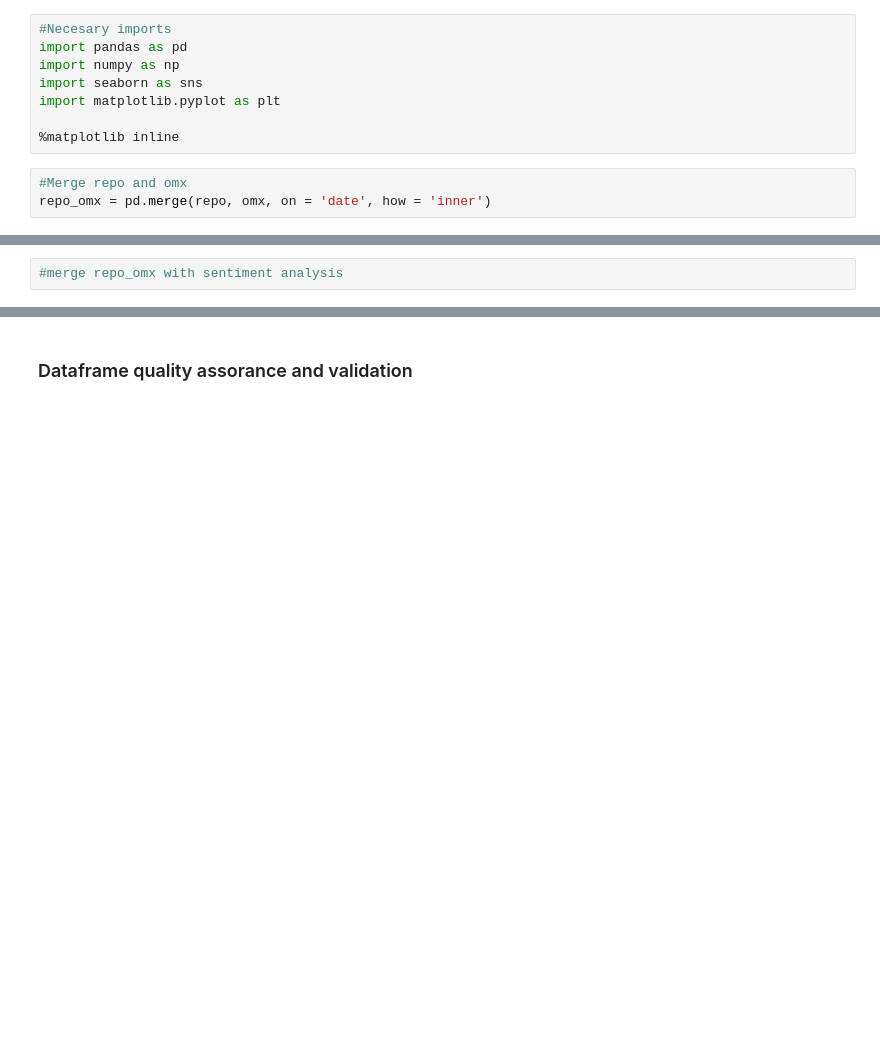
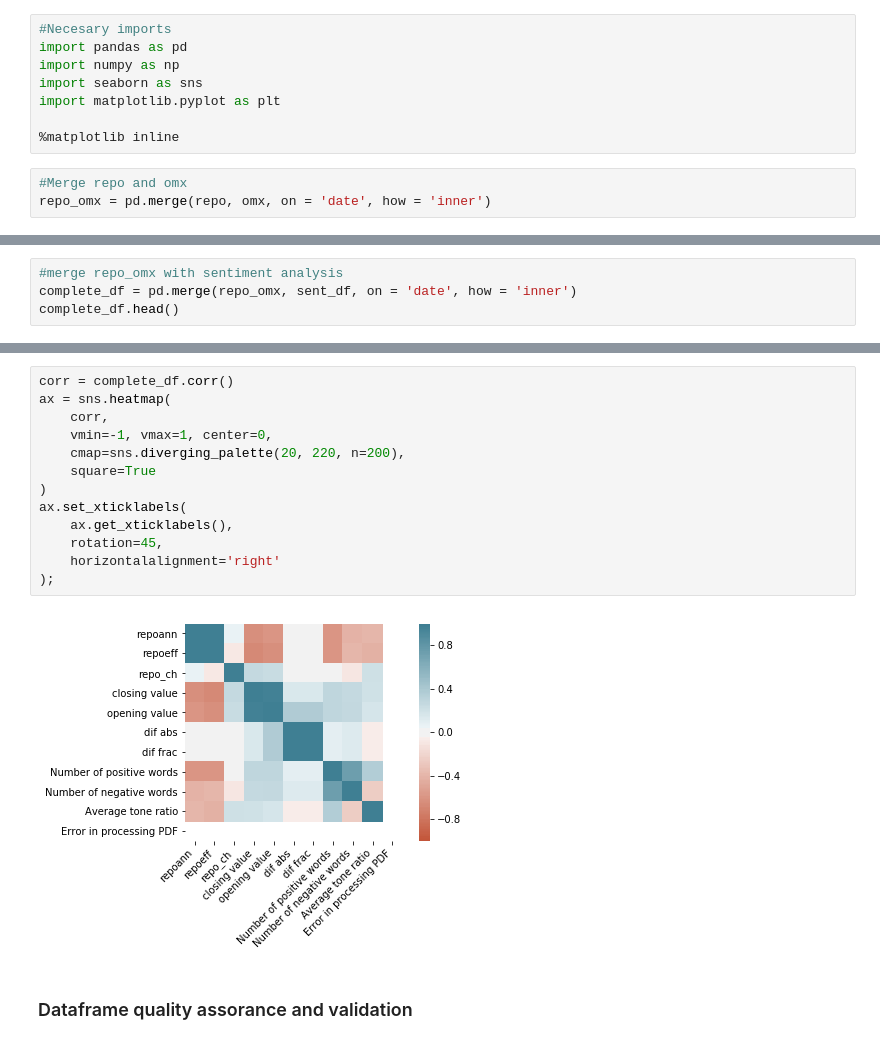
Before and after one commit to MatPiq/SDS-Group-35, a Jupyter notebook: Exam_Project/Group 35 - Python Code .ipynb, the cells around one changed output, grey strips where cells are left out. Saved outputs shown, nothing was run; the diff lists cells and outputs as text; blank space fills up the shorter version.

```diff
--- a/Exam_Project/Group 35 - Python Code .ipynb
+++ b/Exam_Project/Group 35 - Python Code .ipynb
@@ -247,2 +280,4 @@ repo_omx.head()
 # %%
 #merge repo_omx with sentiment analysis
+complete_df = pd.merge(repo_omx, sent_df, on = 'date', how = 'inner')
+complete_df.head()
@@ -249,3 +291,18 @@ repo_omx.head()
+# %%
+corr = complete_df.corr()
+ax = sns.heatmap(
+    corr,
+    vmin=-1, vmax=1, center=0,
+    cmap=sns.diverging_palette(20, 220, n=200),
+    square=True
+)
+ax.set_xticklabels(
+    ax.get_xticklabels(),
+    rotation=45,
+    horizontalalignment='right'
+);
+# %% [output]
+[figure, added]
 # %% [markdown]
 ### Dataframe quality assorance and validation
 # %% [markdown]
```
Also changed, not shown: parts of 10 cells of this notebook, 2 other files.
